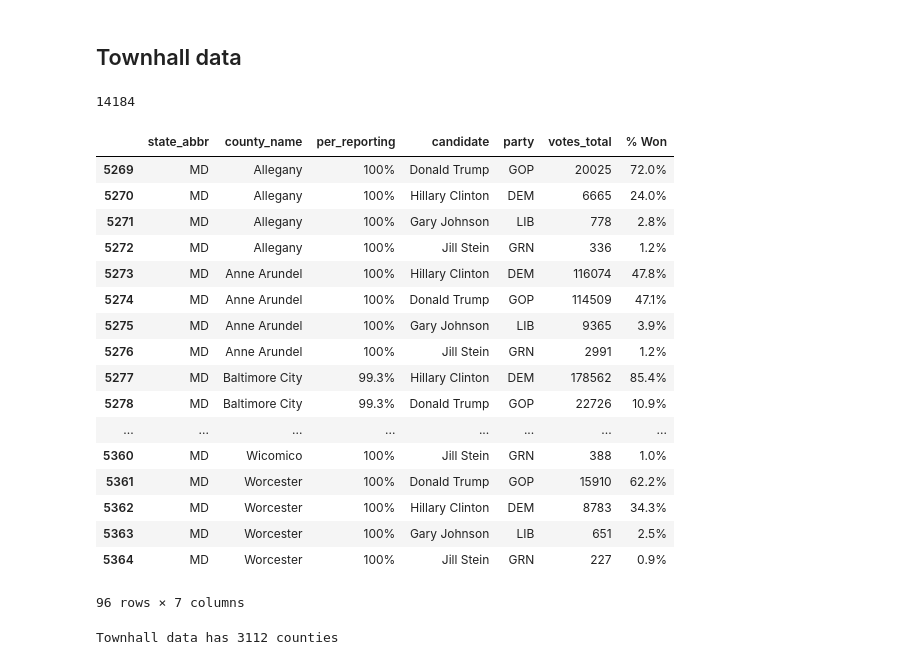
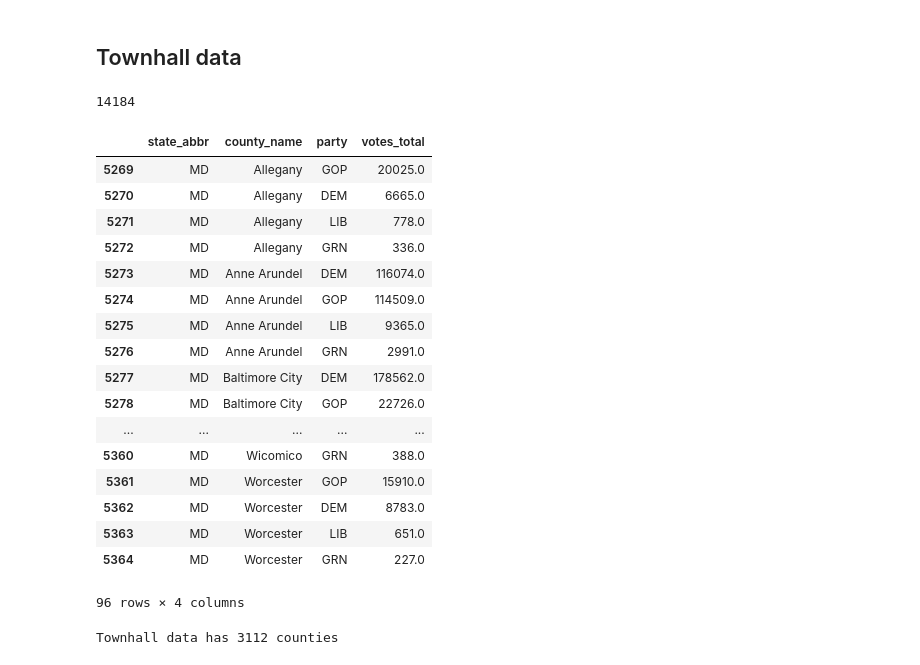
Before and after one commit to tonmcg/US_County_Level_Election_Results_08-20, a Jupyter notebook: 2016_US_County_Level_Presidential_Results.ipynb, the cells around one changed output. Cells and saved outputs as stored; diff of their text form; code cells hidden in the pictures.

Commit message:
Fixed total votes calculations
Pivotted data to flatten data and calculate correct total and per party votes

```diff
--- a/2016_US_County_Level_Presidential_Results.ipynb
+++ b/2016_US_County_Level_Presidential_Results.ipynb
@@ -17,7 +18,7 @@ def cond(x):
 states = ['AL','AK','AZ','AR','CA','CO','CT','DE','FL','GA','HI','ID','IL','IN','IA','KS','KY','LA','ME','MD','MA','MI','MN','MS','MO','MT','NE','NV','NH','NJ','NM','NY','NC','ND','OH','OK','OR','PA','RI','SC','SD','TN','TX','UT','VT','VA','WA','WV','WI','WY']
 
 # headers for csv export
-data = [['state_abbr', 'county_name', 'per_reporting', 'candidate', 'party', 'votes_total', '% Won']]
+data = [['state_abbr', 'county_name', 'party', 'votes_total']]
 # %%
 # loop through each state's web page http://townhall.com/election/2016/president/%s/county, where %s is the state abbr
 for state in states:
@@ -39,48 +40,44 @@ for state in states:
                     # strip text from each td
                     divs = cols[0].find_all('div')
                     county = divs[0].text.strip()
-                    per_reporting = divs[1].text.strip()
-                    candidate = cols[1].text.strip()
                     party = cols[1]['class'][0]
-                    votes = int(cols[2].text.strip().replace(',','').replace('-','0'))
-                    per_won = cols[3].text.strip()
+                    total_votes = int(cols[2].text.strip().replace(',','').replace('-','0'))
                 # all other tbody tr have three td
                 else:
-                    candidate = cols[0].text.strip()
                     party = cols[1]['class'][0]
-                    votes = int(cols[1].text.strip().replace(',','').replace('-','0'))
-                    per_won = cols[2].text.strip()
+                    total_votes = int(cols[1].text.strip().replace(',','').replace('-','0'))
 
                 #combine each row's results
-                rowData = [state,county,per_reporting,candidate,party,votes,per_won]
+                rowData = [state,county,party,total_votes]
                 data.append(rowData)
 # %%
 townhall = pd.DataFrame(data) # throw results in dataframe
 new_header = townhall.iloc[0] #grab the first row for the header
 townhall = townhall[1:] #take the data less the header row
 townhall.columns = new_header #set the header row as the df header
+townhall['votes_total'] = townhall['votes_total'].astype('float64')
 print(townhall.shape[0])
 townhall[townhall['state_abbr'] == 'MD']
 # %% [output]
 14184
-|  | state_abbr | county_name | per_reporting | candidate | party | votes_total | % Won |
-| 5269 | MD | Allegany | 100% | Donald Trump | GOP | 20025 | 72.0% |
-| 5270 | MD | Allegany | 100% | Hillary Clinton | DEM | 6665 | 24.0% |
-| 5271 | MD | Allegany | 100% | Gary Johnson | LIB | 778 | 2.8% |
-| 5272 | MD | Allegany | 100% | Jill Stein | GRN | 336 | 1.2% |
-| 5273 | MD | Anne Arundel | 100% | Hillary Clinton | DEM | 116074 | 47.8% |
-| 5274 | MD | Anne Arundel | 100% | Donald Trump | GOP | 114509 | 47.1% |
-| 5275 | MD | Anne Arundel | 100% | Gary Johnson | LIB | 9365 | 3.9% |
-| 5276 | MD | Anne Arundel | 100% | Jill Stein | GRN | 2991 | 1.2% |
-| 5277 | MD | Baltimore City | 99.3% | Hillary Clinton | DEM | 178562 | 85.4% |
-| 5278 | MD | Baltimore City | 99.3% | Donald Trump | GOP | 22726 | 10.9% |
-| ... | ... | ... | ... | ... | ... | ... | ... |
-| 5360 | MD | Wicomico | 100% | Jill Stein | GRN | 388 | 1.0% |
-| 5361 | MD | Worcester | 100% | Donald Trump | GOP | 15910 | 62.2% |
-| 5362 | MD | Worcester | 100% | Hillary Clinton | DEM | 8783 | 34.3% |
-| 5363 | MD | Worcester | 100% | Gary Johnson | LIB | 651 | 2.5% |
-| 5364 | MD | Worcester | 100% | Jill Stein | GRN | 227 | 0.9% |
+|  | state_abbr | county_name | party | votes_total |
+| 5269 | MD | Allegany | GOP | 20025.0 |
+| 5270 | MD | Allegany | DEM | 6665.0 |
+| 5271 | MD | Allegany | LIB | 778.0 |
+| 5272 | MD | Allegany | GRN | 336.0 |
+| 5273 | MD | Anne Arundel | DEM | 116074.0 |
+| 5274 | MD | Anne Arundel | GOP | 114509.0 |
+| 5275 | MD | Anne Arundel | LIB | 9365.0 |
+| 5276 | MD | Anne Arundel | GRN | 2991.0 |
+| 5277 | MD | Baltimore City | DEM | 178562.0 |
+| 5278 | MD | Baltimore City | GOP | 22726.0 |
+| ... | ... | ... | ... | ... |
+| 5360 | MD | Wicomico | GRN | 388.0 |
+| 5361 | MD | Worcester | GOP | 15910.0 |
+| 5362 | MD | Worcester | DEM | 8783.0 |
+| 5363 | MD | Worcester | LIB | 651.0 |
+| 5364 | MD | Worcester | GRN | 227.0 |
-96 rows × 7 columns
+96 rows × 4 columns
 # %%
 # strip out state abbreviations and county names from townhall
 townhall_counties = townhall[['state_abbr','county_name']].drop_duplicates().reset_index().drop('index',1)
```
Also changed, not shown: parts of 9 cells of this notebook, 1 other file.
